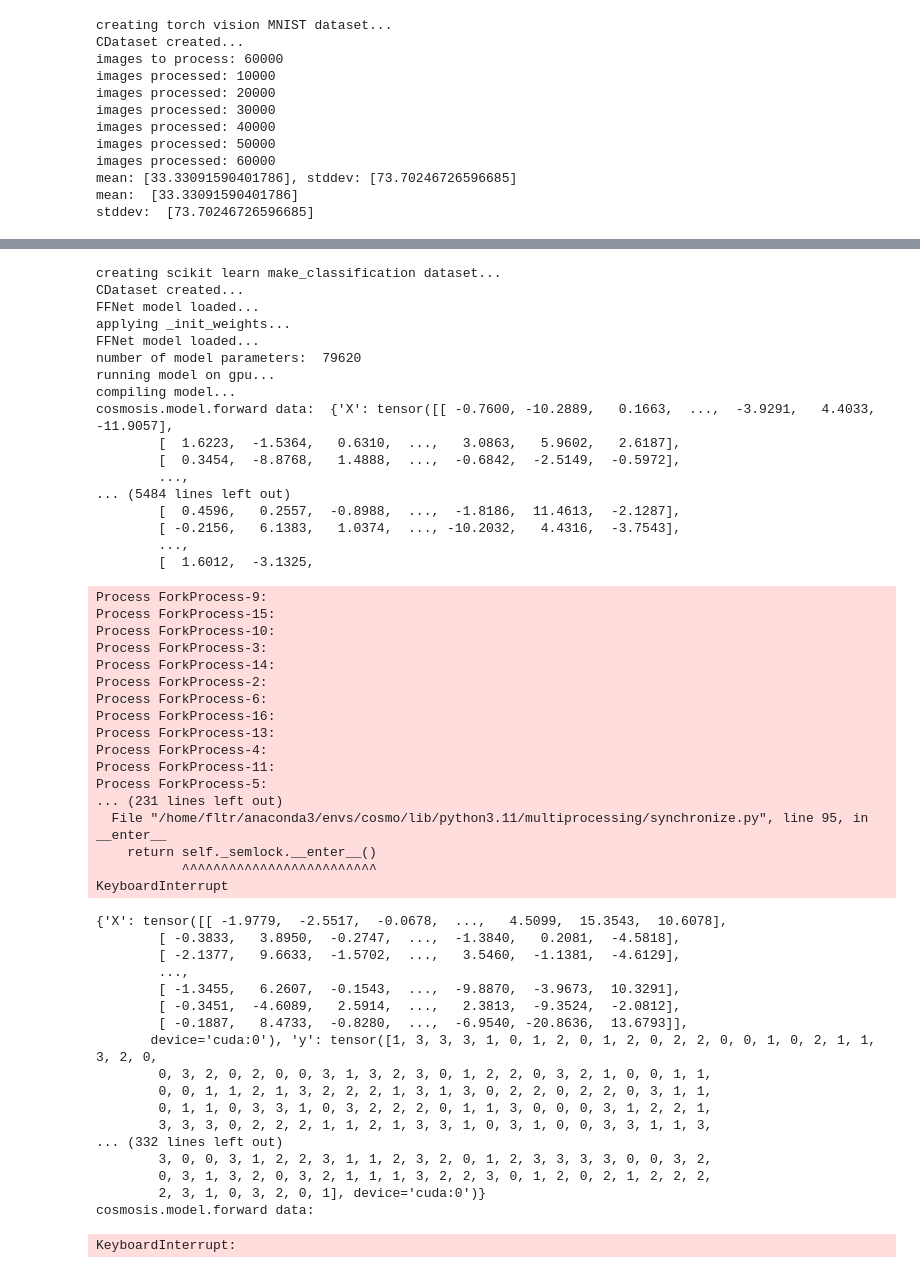
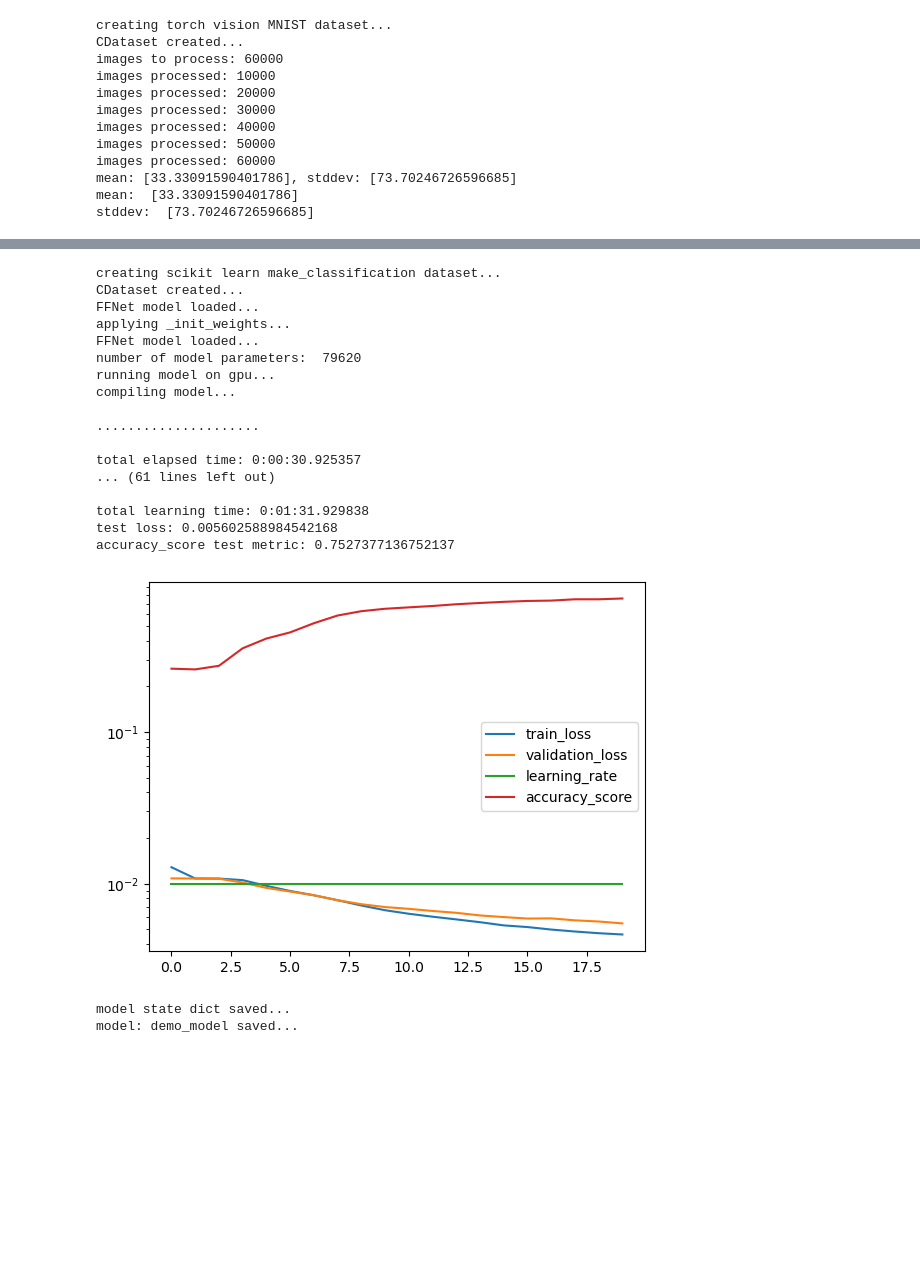
Before and after one commit to icanswim/cosmosis, a Jupyter notebook: experiment.ipynb, the cells around one changed output, grey strips where cells are left out. Cells and saved outputs as stored; diff of their text form; code cells hidden in the pictures; blank space fills up the shorter version.

```diff
--- a/experiment.ipynb
+++ b/experiment.ipynb
@@ -330,7 +329,7 @@ ds_param = {'train_param': {'input_dict': {'X': ['X'],
                                          'class_sep': 0.05,
                                          'n_classes': 4}}}
 
-metrics_param = {'report_interval': 10,
+metrics_param = {'report_interval': 30,
                  'log_plot': True,
                  'metric_name': 'accuracy_score', #sklearn
                  'metric_param': {}}
@@ -341,77 +340,45 @@ crit_param = {}
 
 sample_param = {'set_seed': 88,
                  'splits': (.7,.15)}
 
 sched_param = {'factor': .5,
                'patience': 2,
                'cooldown': 1}
 
 learm = Learn([SKDS],
               FFNet,
               Sampler=Selector,
               Metrics=Metrics,
               Optimizer=Adam,
               Scheduler=ReduceLROnPlateau,
               Criterion=CrossEntropyLoss,
               model_param=model_param, ds_param=ds_param,
               sample_param=sample_param, opt_param=opt_param,
               sched_param=sched_param, crit_param=crit_param,
               metrics_param=metrics_param,
               adapt=(300,256,.2), batch_size=128, epochs=20,
               save_model='demo_model', compile_model=True)
 # %% [output]
 creating scikit learn make_classification dataset...
 CDataset created...
 FFNet model loaded...
 applying _init_weights...
 FFNet model loaded...
 number of model parameters:  79620
 running model on gpu...
 compiling model...
-cosmosis.model.forward data:  {'X': tensor([[ -0.7600, -10.2889,   0.1663,  ...,  -3.9291,   4.4033, -11.9057],
-        [  1.6223,  -1.5364,   0.6310,  ...,   3.0863,   5.9602,   2.6187],
-        [  0.3454,  -8.8768,   1.4888,  ...,  -0.6842,  -2.5149,  -0.5972],
-        ...,
-... (5484 lines left out)
-        [  0.4596,   0.2557,  -0.8988,  ...,  -1.8186,  11.4613,  -2.1287],
-        [ -0.2156,   6.1383,   1.0374,  ..., -10.2032,   4.4316,  -3.7543],
-        ...,
-        [  1.6012,  -3.1325,
+
+.....................
+
+total elapsed time: 0:00:30.925357
+... (61 lines left out)
+
+total learning time: 0:01:31.929838
+test loss: 0.005602588984542168
+accuracy_score test metric: 0.7527377136752137
+[figure, added]
-Process ForkProcess-9:
-Process ForkProcess-15:
-Process ForkProcess-10:
-Process ForkProcess-3:
-Process ForkProcess-14:
-Process ForkProcess-2:
-Process ForkProcess-6:
-Process ForkProcess-16:
-Process ForkProcess-13:
-Process ForkProcess-4:
-Process ForkProcess-11:
-Process ForkProcess-5:
-... (231 lines left out)
-  File "/home/fltr/anaconda3/envs/cosmo/lib/python3.11/multiprocessing/synchronize.py", line 95, in __enter__
-    return self._semlock.__enter__()
-           ^^^^^^^^^^^^^^^^^^^^^^^^^
-KeyboardInterrupt
+model state dict saved...
+model: demo_model saved...
-{'X': tensor([[ -1.9779,  -2.5517,  -0.0678,  ...,   4.5099,  15.3543,  10.6078],
-        [ -0.3833,   3.8950,  -0.2747,  ...,  -1.3840,   0.2081,  -4.5818],
-        [ -2.1377,   9.6633,  -1.5702,  ...,   3.5460,  -1.1381,  -4.6129],
-        ...,
-        [ -1.3455,   6.2607,  -0.1543,  ...,  -9.8870,  -3.9673,  10.3291],
-        [ -0.3451,  -4.6089,   2.5914,  ...,   2.3813,  -9.3524,  -2.0812],
-        [ -0.1887,   8.4733,  -0.8280,  ...,  -6.9540, -20.8636,  13.6793]],
-       device='cuda:0'), 'y': tensor([1, 3, 3, 3, 1, 0, 1, 2, 0, 1, 2, 0, 2, 2, 0, 0, 1, 0, 2, 1, 1, 3, 2, 0,
-        0, 3, 2, 0, 2, 0, 0, 3, 1, 3, 2, 3, 0, 1, 2, 2, 0, 3, 2, 1, 0, 0, 1, 1,
-        0, 0, 1, 1, 2, 1, 3, 2, 2, 2, 1, 3, 1, 3, 0, 2, 2, 0, 2, 2, 0, 3, 1, 1,
-        0, 1, 1, 0, 3, 3, 1, 0, 3, 2, 2, 2, 0, 1, 1, 3, 0, 0, 0, 3, 1, 2, 2, 1,
-        3, 3, 3, 0, 2, 2, 2, 1, 1, 2, 1, 3, 3, 1, 0, 3, 1, 0, 0, 3, 3, 1, 1, 3,
-... (332 lines left out)
-        3, 0, 0, 3, 1, 2, 2, 3, 1, 1, 2, 3, 2, 0, 1, 2, 3, 3, 3, 3, 0, 0, 3, 2,
-        0, 3, 1, 3, 2, 0, 3, 2, 1, 1, 1, 3, 2, 2, 3, 0, 1, 2, 0, 2, 1, 2, 2, 2,
-        2, 3, 1, 0, 3, 2, 0, 1], device='cuda:0')}
-cosmosis.model.forward data:
-KeyboardInterrupt:
 # %%
 # sklearn dataset wrapper (SKDS) with torcheval metrics (Metrics) and cosmosis model (FFNet)
 
```
Also changed, not shown: parts of 8 cells of this notebook, 1 other file.
